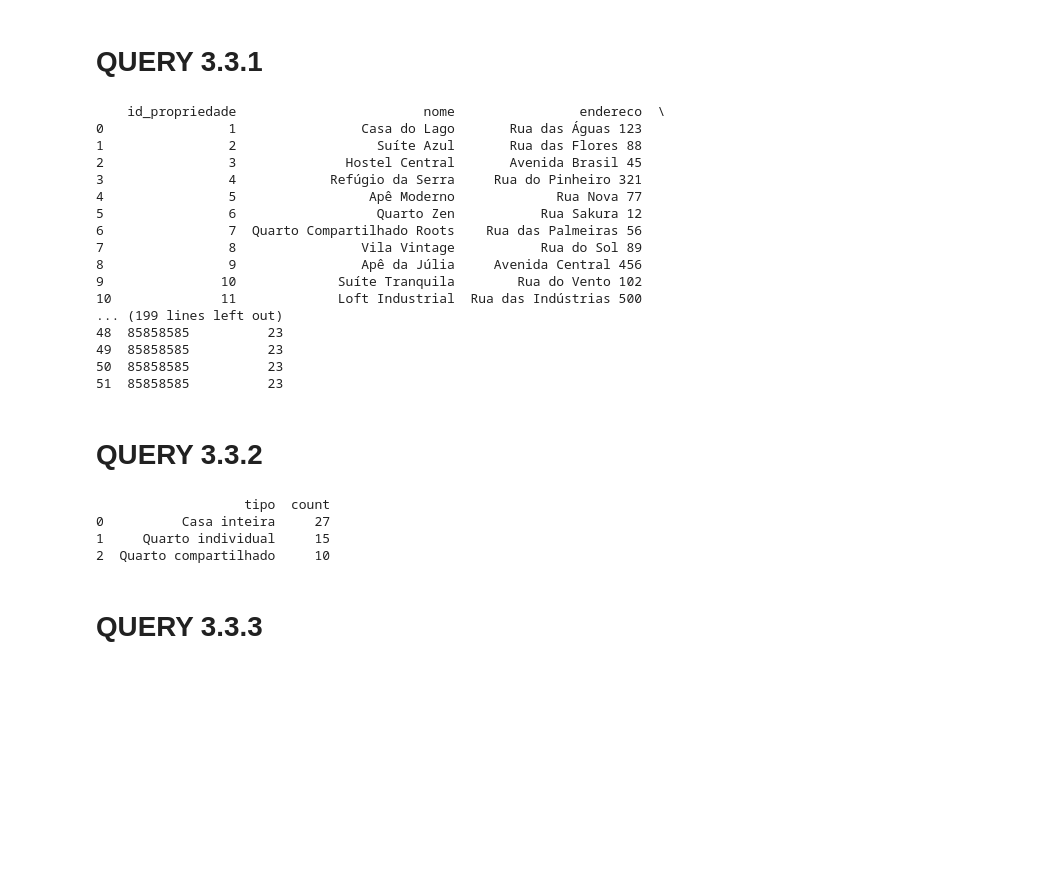
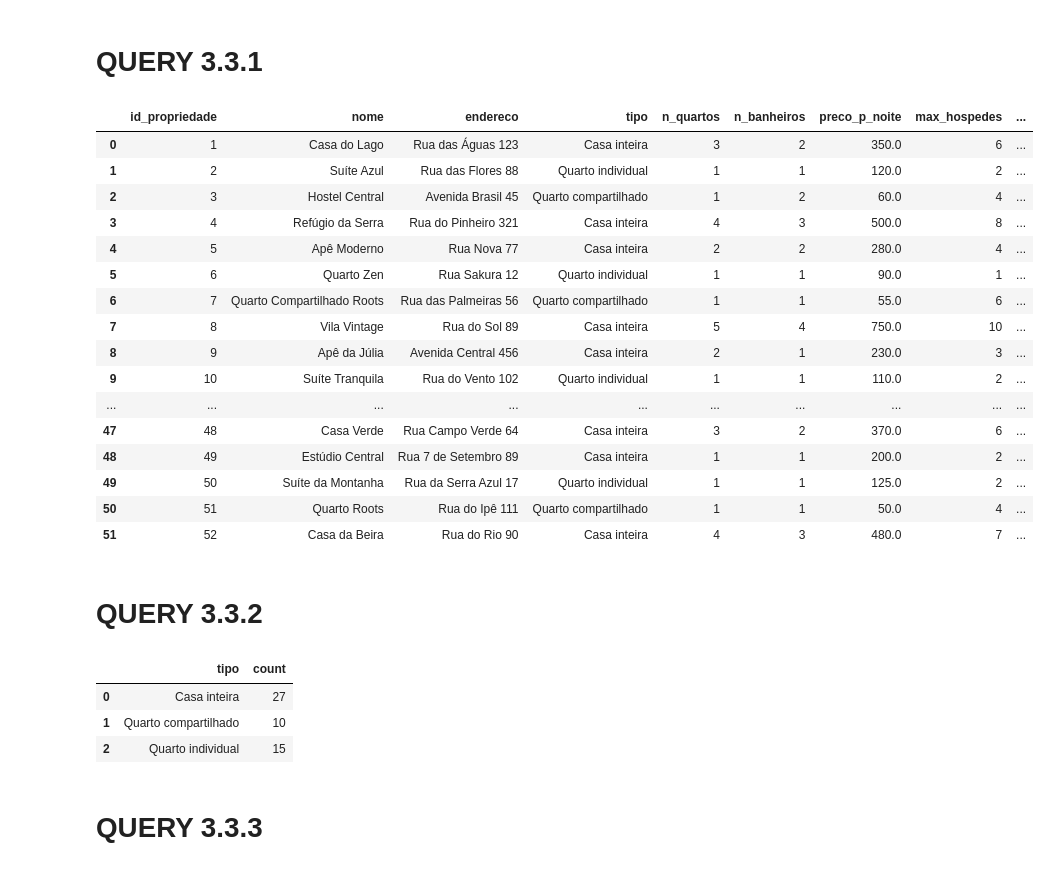
Before and after one commit to thzero0/Base-de-Dados-, a Jupyter notebook: consultas.ipynb, the cells around one changed output. Saved outputs shown, nothing was run; the diff lists cells and outputs as text; code cells hidden in the pictures; blank space fills up the shorter version.

```diff
--- a/consultas.ipynb
+++ b/consultas.ipynb
@@ -43,29 +108,29 @@ for q in queries:
 # %%
 query = '''
 SELECT *
 FROM propriedade
 '''
 
 df = pd.read_sql(query, engine)
-print(df)
+display(df)
 # %% [output]
-    id_propriedade                        nome                endereco  \
-0                1                Casa do Lago       Rua das Águas 123
-1                2                  Suíte Azul       Rua das Flores 88
-2                3              Hostel Central       Avenida Brasil 45
-3                4            Refúgio da Serra     Rua do Pinheiro 321
-4                5                 Apê Moderno             Rua Nova 77
-5                6                  Quarto Zen           Rua Sakura 12
-6                7  Quarto Compartilhado Roots    Rua das Palmeiras 56
-7                8                Vila Vintage           Rua do Sol 89
-8                9                Apê da Júlia     Avenida Central 456
-9               10             Suíte Tranquila        Rua do Vento 102
-10              11             Loft Industrial  Rua das Indústrias 500
-... (199 lines left out)
-48  85858585          23
-49  85858585          23
-50  85858585          23
-51  85858585          23
+|  | id_propriedade | nome | endereco | tipo | n_quartos | n_banheiros | preco_p_noite | max_hospedes | ... |
+| 0 | 1 | Casa do Lago | Rua das Águas 123 | Casa inteira | 3 | 2 | 350.0 | 6 | ... |
+| 1 | 2 | Suíte Azul | Rua das Flores 88 | Quarto individual | 1 | 1 | 120.0 | 2 | ... |
+| 2 | 3 | Hostel Central | Avenida Brasil 45 | Quarto compartilhado | 1 | 2 | 60.0 | 4 | ... |
+| 3 | 4 | Refúgio da Serra | Rua do Pinheiro 321 | Casa inteira | 4 | 3 | 500.0 | 8 | ... |
+| 4 | 5 | Apê Moderno | Rua Nova 77 | Casa inteira | 2 | 2 | 280.0 | 4 | ... |
+| 5 | 6 | Quarto Zen | Rua Sakura 12 | Quarto individual | 1 | 1 | 90.0 | 1 | ... |
+| 6 | 7 | Quarto Compartilhado Roots | Rua das Palmeiras 56 | Quarto compartilhado | 1 | 1 | 55.0 | 6 | ... |
+| 7 | 8 | Vila Vintage | Rua do Sol 89 | Casa inteira | 5 | 4 | 750.0 | 10 | ... |
+| 8 | 9 | Apê da Júlia | Avenida Central 456 | Casa inteira | 2 | 1 | 230.0 | 3 | ... |
+| 9 | 10 | Suíte Tranquila | Rua do Vento 102 | Quarto individual | 1 | 1 | 110.0 | 2 | ... |
+| ... | ... | ... | ... | ... | ... | ... | ... | ... | ... |
+| 47 | 48 | Casa Verde | Rua Campo Verde 64 | Casa inteira | 3 | 2 | 370.0 | 6 | ... |
+| 48 | 49 | Estúdio Central | Rua 7 de Setembro 89 | Casa inteira | 1 | 1 | 200.0 | 2 | ... |
+| 49 | 50 | Suíte da Montanha | Rua da Serra Azul 17 | Quarto individual | 1 | 1 | 125.0 | 2 | ... |
+| 50 | 51 | Quarto Roots | Rua do Ipê 111 | Quarto compartilhado | 1 | 1 | 50.0 | 4 | ... |
+| 51 | 52 | Casa da Beira | Rua do Rio 90 | Casa inteira | 4 | 3 | 480.0 | 7 | ... |
 # %% [markdown]
 # QUERY 3.3.2
 # %%
@@ -76,12 +141,12 @@ GROUP BY p.tipo
 '''
 
 df = pd.read_sql(query, engine)
-print(df)
+display(df)
 # %% [output]
-                   tipo  count
-0          Casa inteira     27
-1     Quarto individual     15
-2  Quarto compartilhado     10
+|  | tipo | count |
+| 0 | Casa inteira | 27 |
+| 1 | Quarto compartilhado | 10 |
+| 2 | Quarto individual | 15 |
 # %% [markdown]
 # QUERY 3.3.3
 # %%
```
Also changed, not shown: parts of 9 cells of this notebook.
